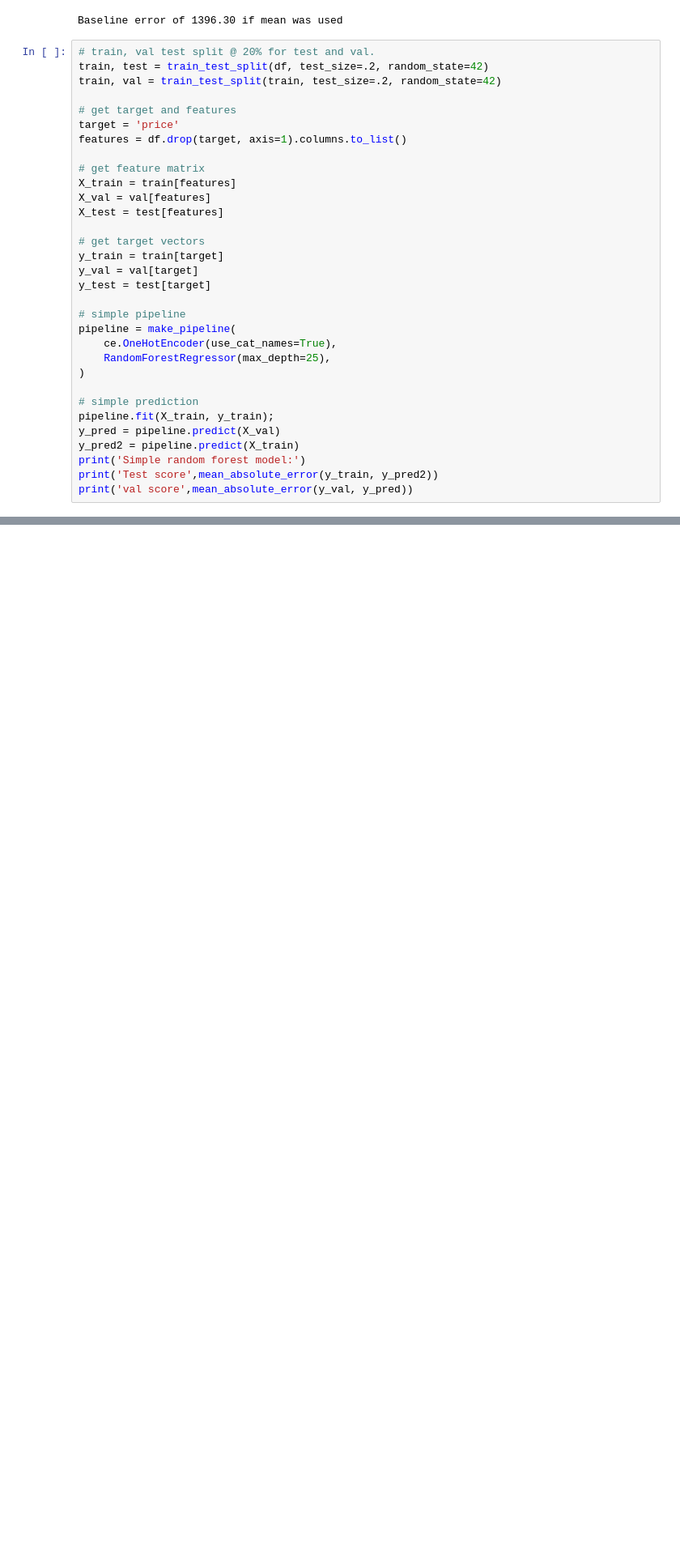
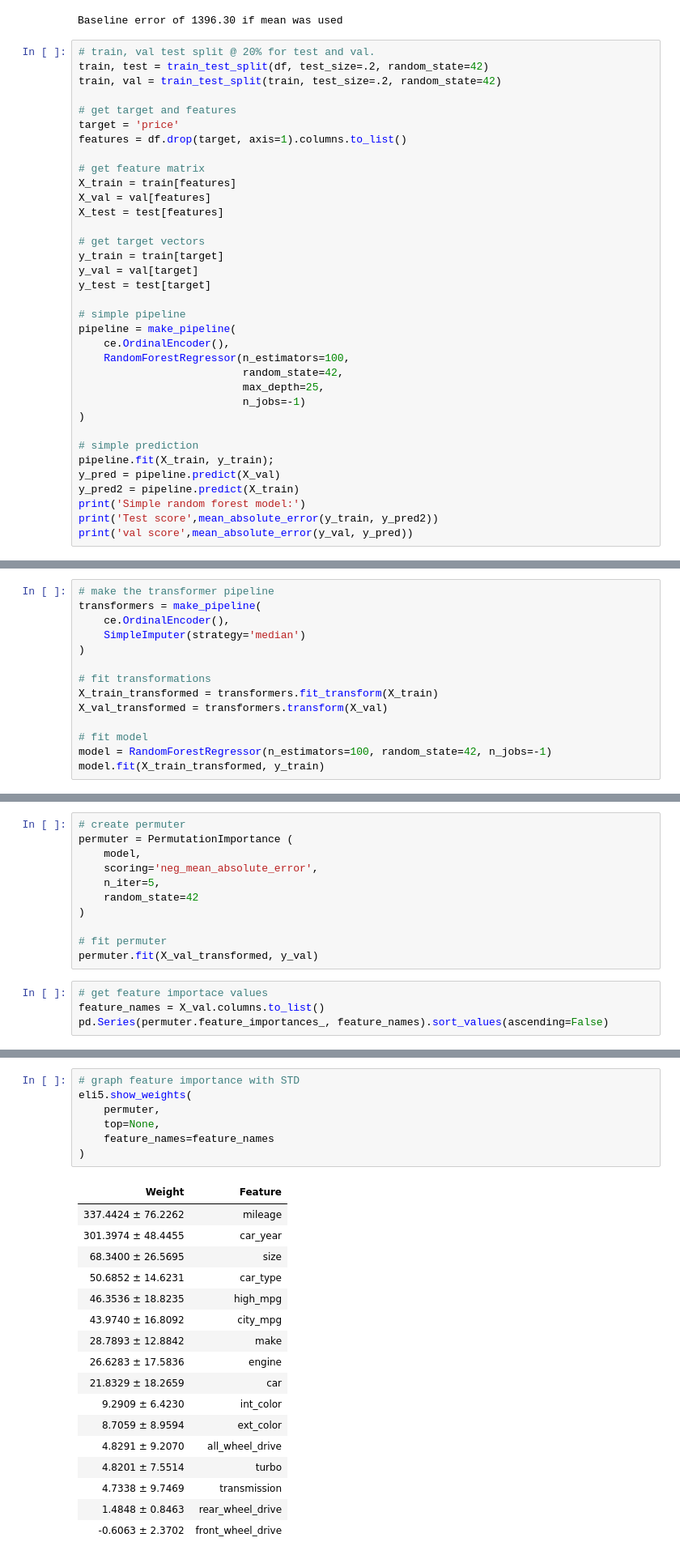
Before and after one commit to Terrencebosco/Build_week_2, a Jupyter notebook: build_week_2_(working).ipynb, the cells around one changed output, grey strips where cells are left out. Shown: that part at 81% size. Drawn from its saved outputs; the diff is of its cells as text; blank space fills up the shorter version.

```diff
--- a/build_week_2_(working).ipynb
+++ b/build_week_2_(working).ipynb
@@ -424,8 +412,11 @@ y_test = test[target]
 
 # simple pipeline
 pipeline = make_pipeline(
-    ce.OneHotEncoder(use_cat_names=True),
-    RandomForestRegressor(max_depth=25),
+    ce.OrdinalEncoder(),
+    RandomForestRegressor(n_estimators=100,
+                          random_state=42,
+                          max_depth=25,
+                          n_jobs=-1)
 )
 
 # simple prediction
@@ -441,0 +435,14 @@ val score 964.2491781860116
+# %%
+# make the transformer pipeline
+transformers = make_pipeline(
+    ce.OrdinalEncoder(),
+    SimpleImputer(strategy='median')
+)
+
+# fit transformations
+X_train_transformed = transformers.fit_transform(X_train)
+X_val_transformed = transformers.transform(X_val)
+
+# fit model
+model = RandomForestRegressor(n_estimators=100, random_state=42, n_jobs=-1)
+model.fit(X_train_transformed, y_train)
@@ -441,0 +457,15 @@ val score 964.2491781860116
+# %%
+# create permuter
+permuter = PermutationImportance (
+    model,
+    scoring='neg_mean_absolute_error',
+    n_iter=5,
+    random_state=42
+)
+
+# fit permuter
+permuter.fit(X_val_transformed, y_val)
+# %%
+# get feature importace values
+feature_names = X_val.columns.to_list()
+pd.Series(permuter.feature_importances_, feature_names).sort_values(ascending=False)
@@ -441,0 +490,25 @@ val score 964.2491781860116
+# %%
+# graph feature importance with STD
+eli5.show_weights(
+    permuter,
+    top=None,
+    feature_names=feature_names
+)
+# %% [output]
+| Weight | Feature |
+| 337.4424 ± 76.2262 | mileage |
+| 301.3974 ± 48.4455 | car_year |
+| 68.3400 ± 26.5695 | size |
+| 50.6852 ± 14.6231 | car_type |
+| 46.3536 ± 18.8235 | high_mpg |
+| 43.9740 ± 16.8092 | city_mpg |
+| 28.7893 ± 12.8842 | make |
+| 26.6283 ± 17.5836 | engine |
+| 21.8329 ± 18.2659 | car |
+| 9.2909 ± 6.4230 | int_color |
+| 8.7059 ± 8.9594 | ext_color |
+| 4.8291 ± 9.2070 | all_wheel_drive |
+| 4.8201 ± 7.5514 | turbo |
+| 4.7338 ± 9.7469 | transmission |
+| 1.4848 ± 0.8463 | rear_wheel_drive |
+| -0.6063 ± 2.3702 | front_wheel_drive |
```
Also changed, not shown: parts of 14 cells of this notebook.
